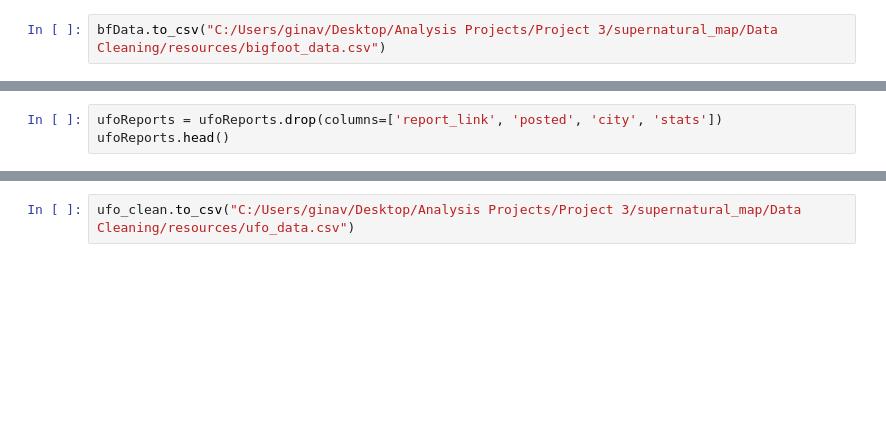
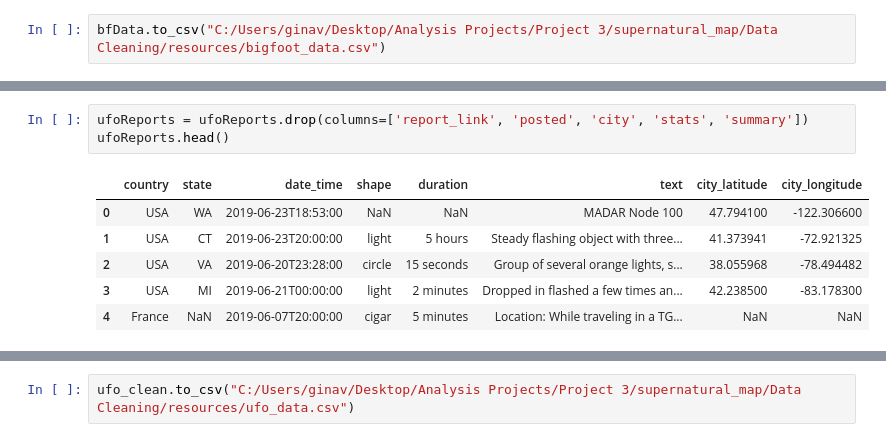
Before and after one commit to Morgen-Henry/supernatural_map, a Jupyter notebook: Data Cleaning/datacleaning.ipynb, the cells around one changed output, grey strips where cells are left out. Saved outputs shown, nothing was run; the diff lists cells and outputs as text; blank space fills up the shorter version.

```diff
--- a/Data Cleaning/datacleaning.ipynb
+++ b/Data Cleaning/datacleaning.ipynb
@@ -120,6 +144,13 @@ ufoReports.head()
 # %%
-ufoReports = ufoReports.drop(columns=['report_link', 'posted', 'city', 'stats'])
+ufoReports = ufoReports.drop(columns=['report_link', 'posted', 'city', 'stats', 'summary'])
 ufoReports.head()
+# %% [output]
+|  | country | state | date_time | shape | duration | text | city_latitude | city_longitude |
+| 0 | USA | WA | 2019-06-23T18:53:00 | NaN | NaN | MADAR Node 100 | 47.794100 | -122.306600 |
+| 1 | USA | CT | 2019-06-23T20:00:00 | light | 5 hours | Steady flashing object with three... | 41.373941 | -72.921325 |
+| 2 | USA | VA | 2019-06-20T23:28:00 | circle | 15 seconds | Group of several orange lights, s... | 38.055968 | -78.494482 |
+| 3 | USA | MI | 2019-06-21T00:00:00 | light | 2 minutes | Dropped in flashed a few times an... | 42.238500 | -83.178300 |
+| 4 | France | NaN | 2019-06-07T20:00:00 | cigar | 5 minutes | Location: While traveling in a TG... | NaN | NaN |
 # %%
 ufoReports["date_time"] = pd.to_datetime(ufoReports["date_time"])
 ufoReports.info()
```
Also changed, not shown: parts of 9 cells of this notebook, 1 other file.
